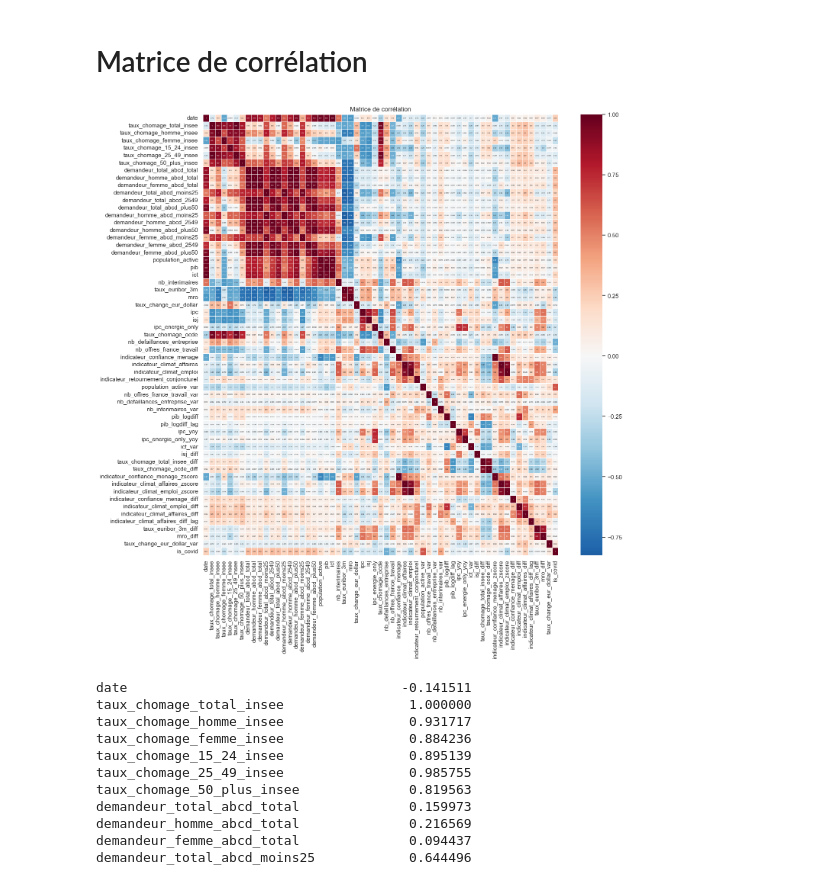
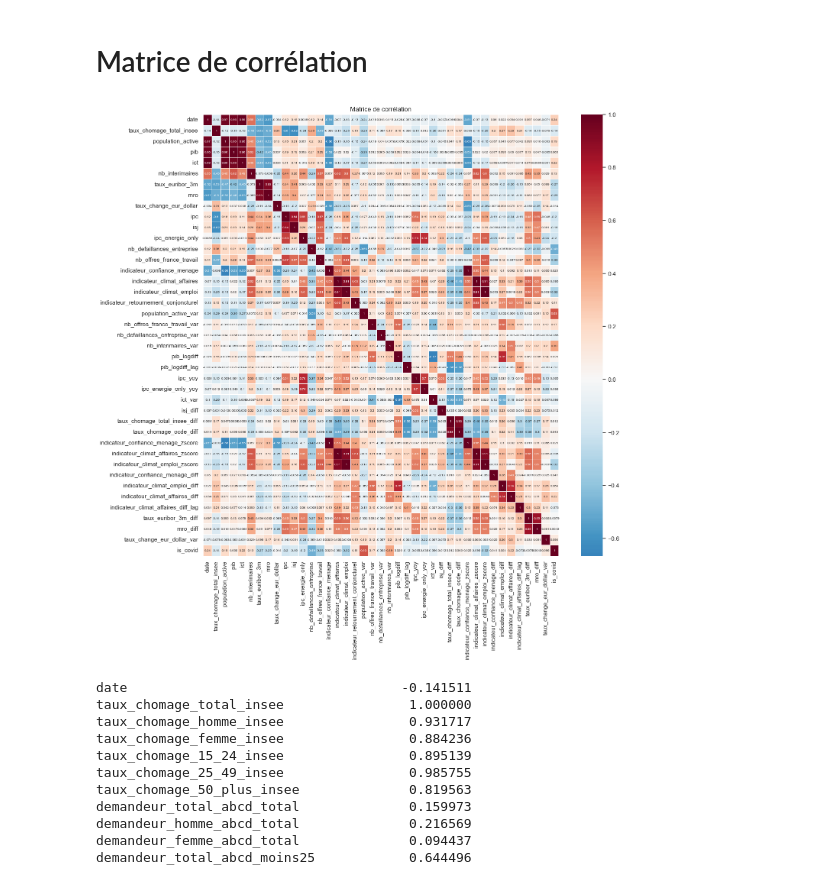
Before and after one commit to JulienSchnitzler/fil_rouge-etude_chomage_france, a Jupyter notebook: src/data/03_EDA_julien.ipynb, the cells around one changed output. Cells and saved outputs as stored; diff of their text form; code cells hidden in the pictures.

```diff
--- a/src/data/03_EDA_julien.ipynb
+++ b/src/data/03_EDA_julien.ipynb
@@ -344,15 +344,30 @@ Argument Métier : L'arbitrage Inflation / Chômage
 # %% [markdown]
 # Matrice de corrélation
 # %%
+# POUR LE GRAPHIQUE, ON RETIRE TOUTES LES COLONNES DE DEMANDEURS D'EMPLOI pour des raisons esthétiques
+col_removed = ['taux_chomage_homme_insee',
+       'taux_chomage_femme_insee', 'taux_chomage_15_24_insee',
+       'taux_chomage_25_49_insee', 'taux_chomage_50_plus_insee',
+       'demandeur_total_abcd_total', 'demandeur_homme_abcd_total',
+       'demandeur_femme_abcd_total', 'demandeur_total_abcd_moins25',
+       'demandeur_total_abcd_2549', 'demandeur_total_abcd_plus50',
+       'demandeur_homme_abcd_moins25', 'demandeur_homme_abcd_2549',
+       'demandeur_homme_abcd_plus50', 'demandeur_femme_abcd_moins25',
+       'demandeur_femme_abcd_2549', 'demandeur_femme_abcd_plus50',
+       'taux_chomage_ocde']
+
+
+df_correl = df.drop(columns=col_removed)
+
 plt.figure(figsize=(15, 15))
-df_corr = df.corr()
+df_corr = df_correl.corr()
 
-ax = sns.heatmap(df_corr, annot=True, cmap='RdBu_r', center=0, linewidths=0.5,annot_kws={'size': 3})
+ax = sns.heatmap(df_corr, annot=True, cmap='RdBu_r', center=0, linewidths=0.5,annot_kws={'size': 6})
 ax.figure.axes[-1].yaxis.label.set_size(10)
 plt.title('Matrice de corrélation')
 plt.show()
 # %% [output]
-[figure, old version]
+[figure, new version]
 # %%
 df_corr_chomage_insee = df.corr()['taux_chomage_total_insee']
 print(df_corr_chomage_insee)
```
Also changed, not shown: 3 other files.
